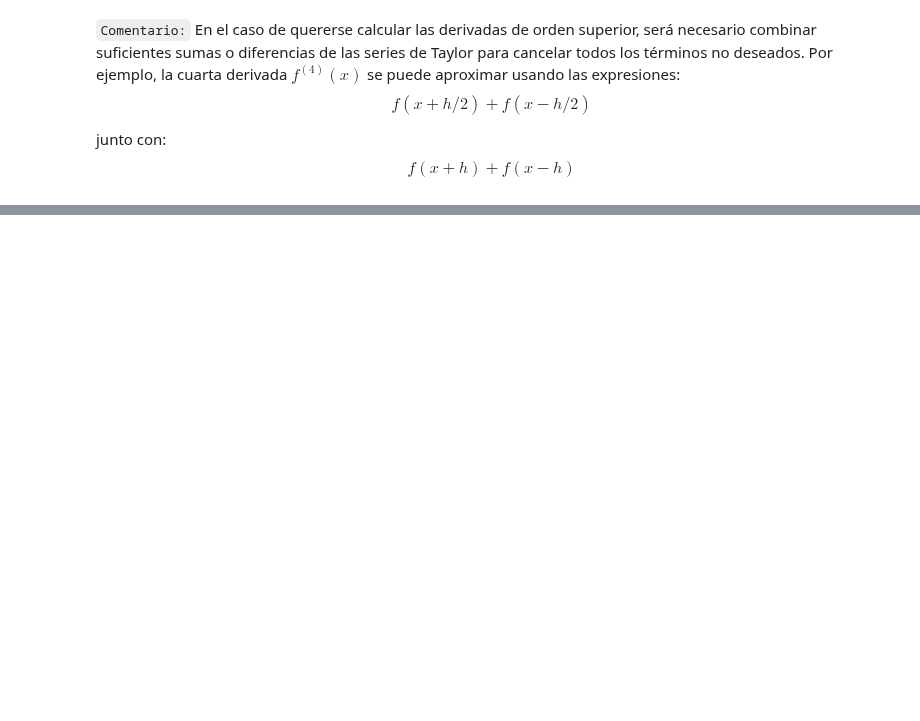
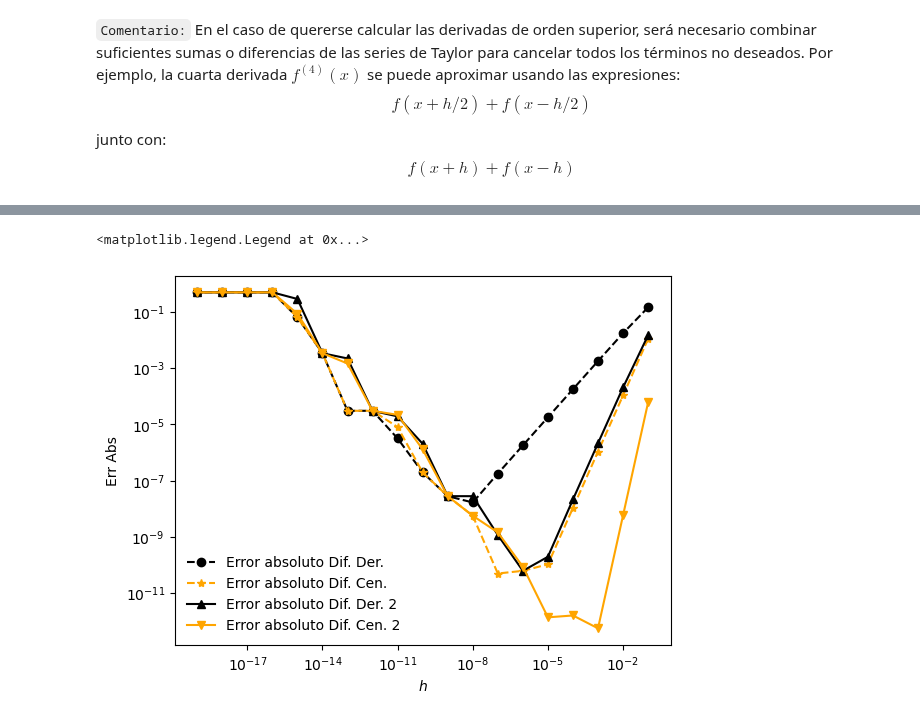
Before and after one commit to Mandy8808/Metodos_Numericos_2024, a Jupyter notebook: Lectures/Primer_Bloque/Lecture_part3.ipynb, the cells around one changed output, grey strips where cells are left out. Cells and saved outputs as stored; diff of their text form; code cells hidden in the pictures; blank space fills up the shorter version.

```diff
--- a/Lectures/Primer_Bloque/Lecture_part3.ipynb
+++ b/Lectures/Primer_Bloque/Lecture_part3.ipynb
@@ -214,0 +329,5 @@ junto con: $$f(x+h)+ f(x−h)$$
+# %%
+# implementación
+def RichExt(x, f, g, h, p):
+    G = (2**p*g(f,x,h/2) - g(f,x,h))/(2**p-1)
+    return G
@@ -214,0 +359,39 @@ junto con: $$f(x+h)+ f(x−h)$$
+# %%
+## Comparemos
+f = lambda x: np.sin(x)**(np.tan(x))
+df = lambda x: (1+np.log(np.sin(x))/(np.cos(x)**2))*f(x)
+
+x = 0.2
+hval = [10.**(-i) for i in np.arange(1, 20, 1)]
+
+# implementacion
+datD = np.array([difFinNC(f, x, h) for h in hval])
+p = 1
+datD2 = np.array([RichExt(x, f, difFinNC, h, p) for h in hval])
+
+datC = np.array([difFinC(f, x, h) for h in hval])
+p = 2
+datC2 = np.array([RichExt(x, f, difFinC, h, p) for h in hval])
+
+# error absoluto
+dfx = df(x)
+EdatD = abs(datD-dfx)
+EdatD2 = abs(datD2-dfx)
+EdatC = abs(datC-dfx)
+EdatC2 = abs(datC2-dfx)
+# %%
+plt.plot(hval, EdatD, ls='--', c='k', marker='o', label=r'Error absoluto Dif. Der.')
+plt.plot(hval, EdatC, ls='--', c='orange', marker='*', label=r'Error absoluto Dif. Cen.')
+
+plt.plot(hval, EdatD2, ls='-', c='k', marker='^', label=r'Error absoluto Dif. Der. 2')
+plt.plot(hval, EdatC2, ls='-', c='orange', marker='v', label=r'Error absoluto Dif. Cen. 2')
+
+plt.xlabel(r'$h$')
+plt.ylabel(r'Err Abs')
+
+plt.xscale('log')
+plt.yscale('log')
+plt.legend(frameon=False)
+# %% [output]
+<matplotlib.legend.Legend at 0x...>
+[figure, added]
```
Also changed, not shown: parts of 24 cells of this notebook, 26 other files.
